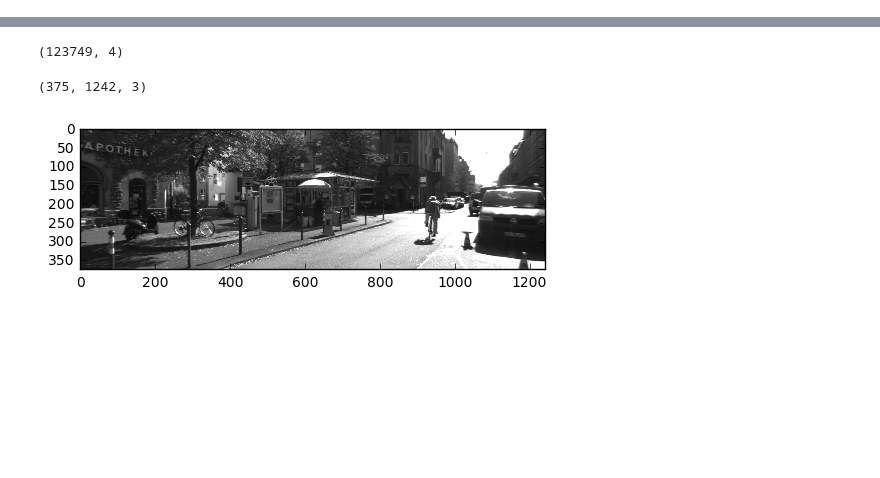
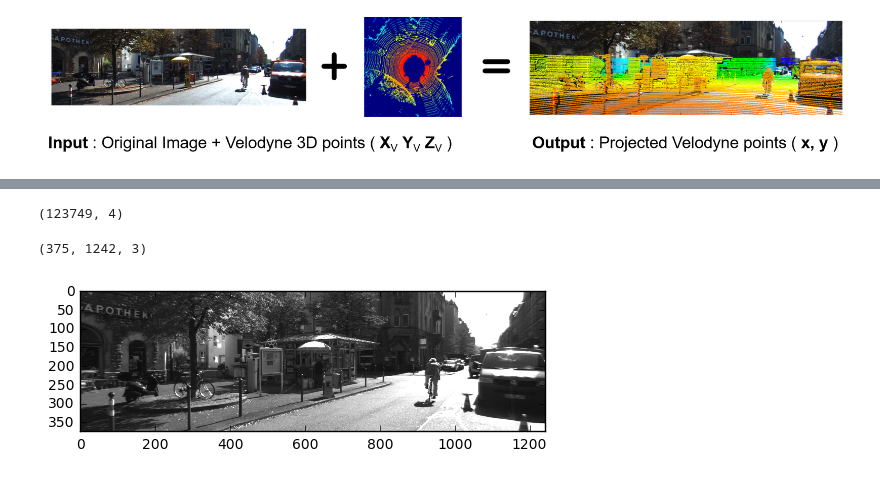
Before and after one commit to windowsub0406/KITTI_Tutorial, a Jupyter notebook: velo2cam_projection.ipynb, the cells around one changed output, grey strips where cells are left out. Saved outputs shown, nothing was run; the diff lists cells and outputs as text; code cells hidden in the pictures; blank space fills up the shorter version.

Commit message:
add image

```diff
--- a/velo2cam_projection.ipynb
+++ b/velo2cam_projection.ipynb
@@ -18,3 +14,8 @@ Project Velodyne points(model : HDL-64E) to 2D camera Image.
+# %%
+from IPython.display import Image
+Image(filename='./objective.png')
+# %% [output]
+[figure, added]
 # %% [markdown]
 # Process
 
```
Also changed, not shown: parts of 3 cells of this notebook.
